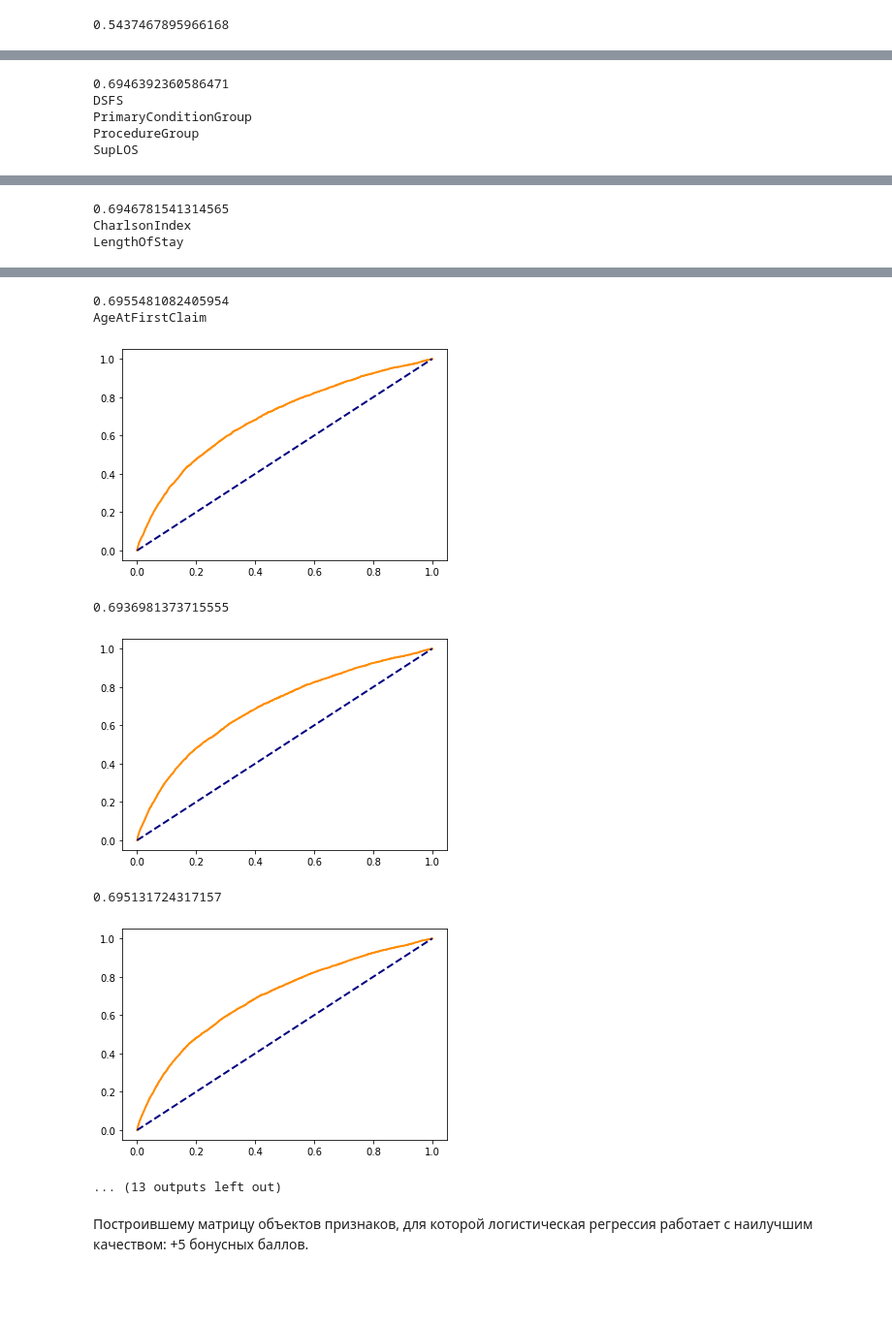
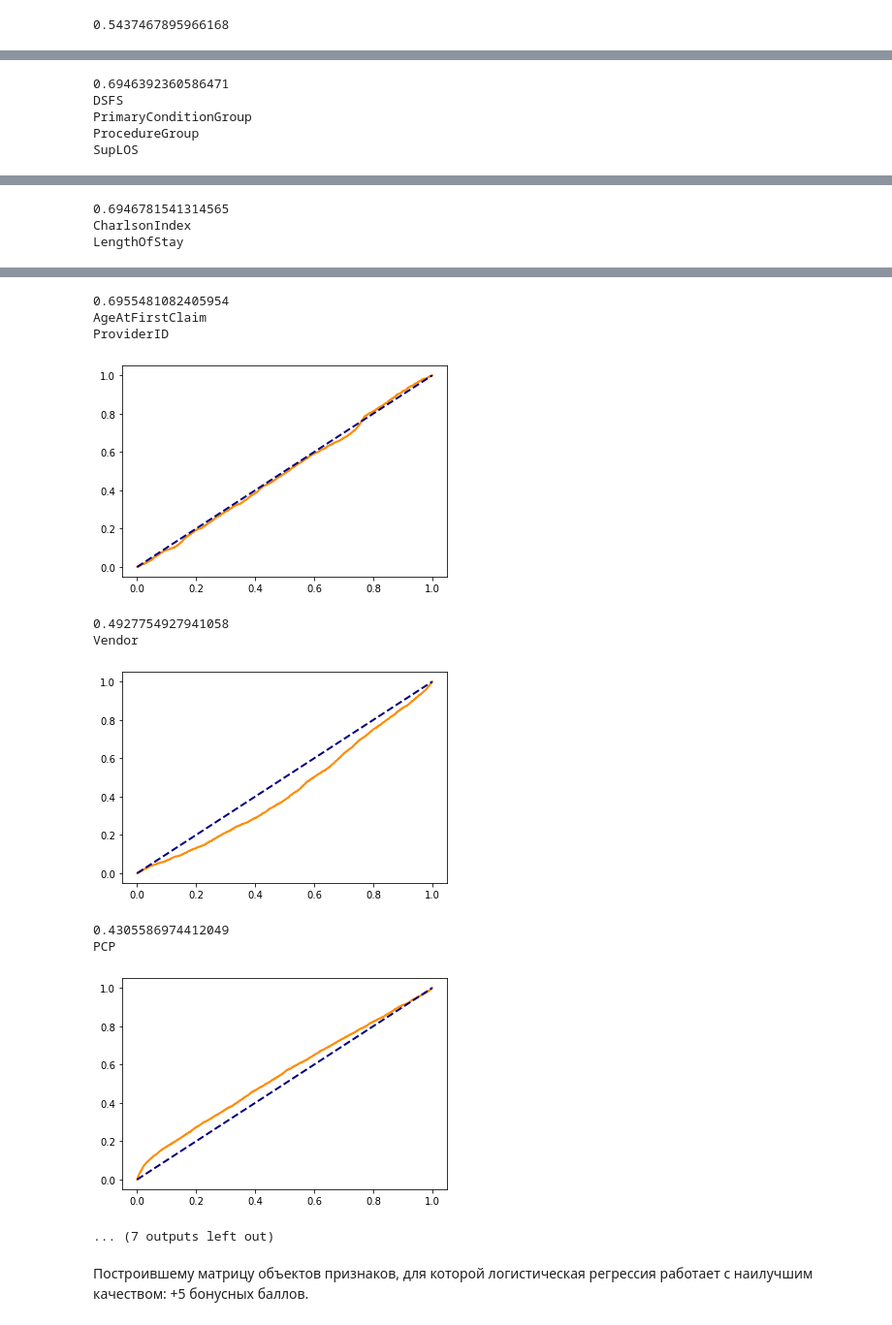
Before and after one commit to SokolovMichail/SFEDU_Master_MachineLearning, a Jupyter notebook: lab05/lab5-logistic-regression-ru.ipynb, the cells around one changed output, grey strips where cells are left out. Shown: that part at 97% size. Drawn from its saved outputs; the diff is of its cells as text; code cells hidden in the pictures; blank space fills up the shorter version.

```diff
--- a/lab05/lab5-logistic-regression-ru.ipynb
+++ b/lab05/lab5-logistic-regression-ru.ipynb
@@ -175,7 +175,11 @@ def insert_and_one_hote_encode_column(data,column, prefix):
     data_new.fillna(0,inplace = True)
     return data_new
 
-def insert
+def insert_column(data,column):
+    data_new =data.copy()
+    data_new[column]  = claims.groupby(['MemberID', column])[column].count().sort_values(ascending=False).rename('Count').reset_index(1)[column].groupby('MemberID').first().to_frame()
+    data_new.fillna(0,inplace = True)
+    return data_new
 
 def remove_one_hot_encoded(data,column, prefix):
     data_new =data.copy()
@@ -183,6 +187,11 @@ def remove_one_hot_encoded(data,column, prefix):
     data_new = data_new.drop(columns = encoded.columns)
     return data_new
 
+def remove_column(data,column):
+    data_new = data.copy()
+    data_new.drop(column)
+    return data_new
+
 def reset_data(data):
     data = days_2
     return data
@@ -227,9 +236,18 @@ claims
 # %% [markdown]
 Попробуем составить алгоритм, который попытается найти наибольшее значение ROC-AUC
 # %%
-list_to_walk = [claims.Specialty,claims.PlaceSvc,claims.LengthOfStay,claims.DSFS,claims.PrimaryConditionGroup,
-                claims.ProcedureGroup,claims.SupLOS, f_Charlson,f_LengthOfStay,m.AgeAtFirstClaim]
-list_to_walk_one_
+list_to_walk = [claims.Specialty,claims.PlaceSvc,
+                claims.LengthOfStay,claims.DSFS,
+                claims.PrimaryConditionGroup, claims.ProcedureGroup,
+                claims.SupLOS, f_Charlson,
+                f_LengthOfStay,m.AgeAtFirstClaim,
+                claims.ProviderID, claims.Vendor,claims.PCP]
+list_to_walk_one_hot = [True, True,
+                        True, True,
+                        True,True,
+                        True,True,
+                        True,True,
+                        False,False,False]
 
 set_added_names = set()
 data = reset_data(data)
@@ -238,46 +256,55 @@ curr_max_res= calcAUC(data)
 [figure]
 0.5437467895966168
 # %%
-for i in list_to_walk:
+for i,j in zip(list_to_walk,list_to_walk_one_hot):
     print(i.name)
     if (i.name not in set_added_names):
-        data_test = insert_and_one_hote_encode_column(data,i,i.name)
+        if (j):
+            data_test = insert_and_one_hote_encode_column(data,i,i.name)
+        else:
+            data_test = insert_column(data,i.name)
         res_new = calcAUC(data_test)
         if (res_new) > curr_max_res:
             curr_max_res = res_new
             set_added_names.add(i.name)
             data = data_test
-for i in list_to_walk:
+for i,j in zip(list_to_walk,list_to_walk_one_hot):
     if i.name in set_added_names:
-        data_test = remove_one_hot_encoded(data,i,i.name)
+        if(j):
+            data_test = remove_one_hot_encoded(data,i,i.name)
+        else:
+            data_test = remove_column(data,i.name)
         res_new = calcAUC(data_test)
         if (res_new) > curr_max_res:
             curr_max_res = res_new
             set_added_names.remove(i.name)
             data = data_test
 # %% [output]
 Specialty
 PlaceSvc
 LengthOfStay
 [figure]
 0.6946392360586471
 DSFS
 PrimaryConditionGroup
 ProcedureGroup
 SupLOS
 [figure]
 0.6946781541314565
 CharlsonIndex
 LengthOfStay
 [figure]
 0.6955481082405954
 AgeAtFirstClaim
+ProviderID
-[figure, old version]
+[figure, new version]
-0.6936981373715555
+0.4927754927941058
+Vendor
-[figure, old version]
+[figure, new version]
-0.695131724317157
+0.4305586974412049
+PCP
-[figure, old version]
+[figure, new version]
-... (13 outputs left out)
+... (7 outputs left out)
 # %% [markdown]
 Построившему матрицу объектов признаков, для которой логистическая регрессия работает с наилучшим качеством: +5 бонусных баллов.
 # %%
```
Also changed, not shown: parts of 4 cells of this notebook.
